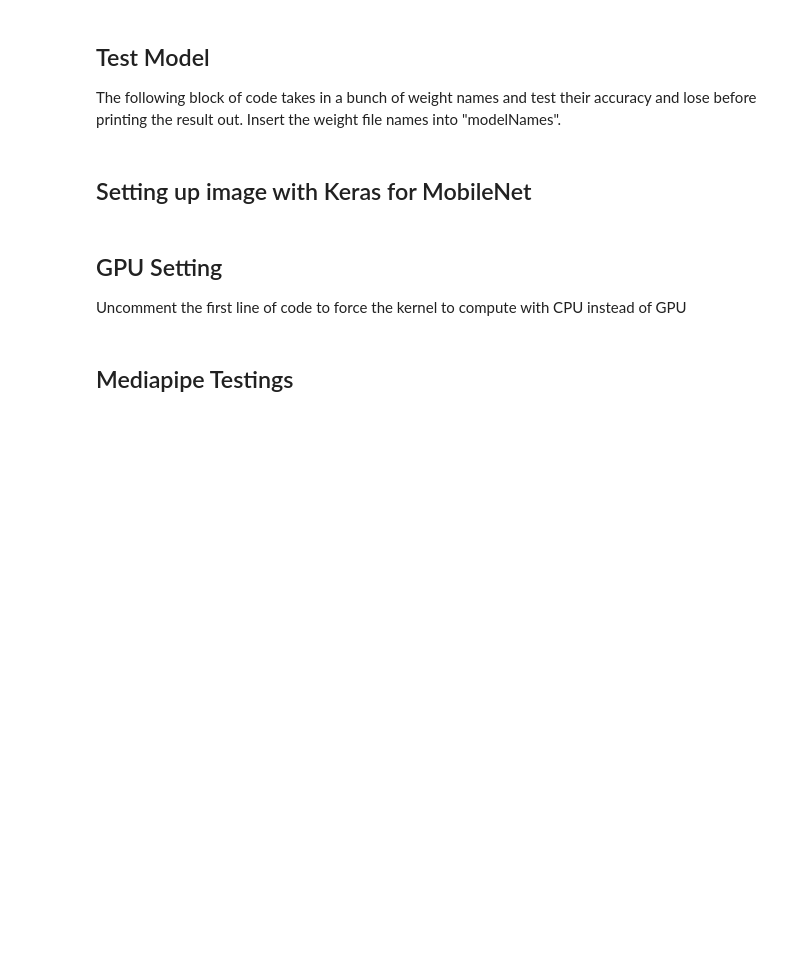
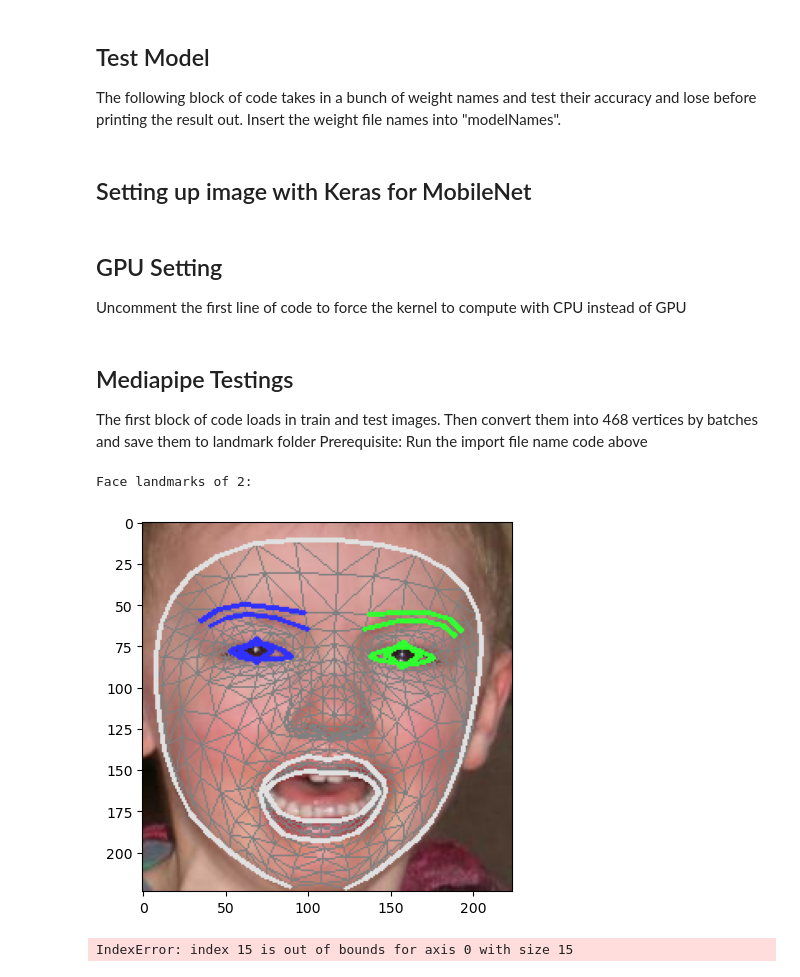
Before and after one commit to Hapemo/tf-facial-expression, a Jupyter notebook: test.ipynb, the cells around one changed output. Drawn from its saved outputs; the diff is of its cells as text; code cells hidden in the pictures; blank space fills up the shorter version.

Commit message:
Landmark training and testing code

```diff
--- a/test.ipynb
+++ b/test.ipynb
@@ -284,4 +292,5 @@ def DrawFaceLandmark(label, image, landmarks):
 
 #-----------------------Start of code---------------------------
 # initialise image names and label
-mainTrainSet = LoadAllImageNames(TRAINIMAGEPATH, catLimit=[100]*8)
+mainTrainSet = LoadAllImageNames(TRAINIMAGEPATH, catLimit=[3000]*8) #catLimit=[20]*8)
+# mainTestSet = LoadAllImageNames(TESTIMAGEPATH, catLimit=[500]*8)
@@ -446,3 +511,5 @@ if gpus:
     print(e)
 # %% [markdown]
 ## Mediapipe Testings
+The first block of code loads in train and test images. Then convert them into 468 vertices by batches and save them to landmark folder
+Prerequisite: Run the import file name code above
@@ -473,29 +550,23 @@ print(count)
 # %%
-# Load drawing_utils and drawing_styles
-face_mesh = mp_face_mesh.FaceMesh(static_image_mode=True, refine_landmarks=True)
+# Testing code for the loading of the conve
+face_mesh = mp.solutions.face_mesh.FaceMesh(static_image_mode=True, refine_landmarks=True)
 
 faceMeshDataSet = []
 faceMeshDataSet.extend(mainTrainSet)
 croppedList = CropData(faceMeshDataSet, 15)
 
 # Data containing label, face image in rgb and normalizedlandmarklist
 label, landmarklists, faces = LoadFaceMeshes(face_mesh, TRAINIMAGEPATH, croppedList, True)
-DrawFaceLandmark(label[0], faces[0], landmarklists[0])
+DrawFaceLandmark(label[0], faces[0], landmarklists[0]) # Visualise the face landmark with face image here
 
 # Data containing label, data
-label2, landmarkVertices = LoadFaceMeshVertices(face_mesh, TRAINIMAGEPATH, croppedList)
+# label2, landmarkVertices = LoadFaceMeshVertices(face_mesh, TRAINIMAGEPATH, croppedList)
 
-# print(landmarkVertices[0])
-
-
-# np.savetxt('inputSample.txt', np.array(data[0].multi_face_landmarks), delimiter=',')
-# def write_test5(vertices, file_path):
-# df = pd.DataFrame(data=np.array(landmarkVertices[0]))
-# df.insert(loc=0, column='v', value="v")
-# df.to_csv('inputSample.csv', index=False, sep=" ", header=False)
-
-np.save("inputSample1", landmarkVertices[0])
-loadedData = np.load("inputSample1.npy")
-print(loadedData)
+# np.save("inputSample1", landmarkVertices[0])
+# loadedData = np.load("inputSample1.npy")
+# print(loadedData)
 # for label, face, mesh in zip(label, faces, data):
 #   DrawFaceLandmark(label,face,mesh)
+# %% [output]
+Face landmarks of 2:
+[figure, added]
@@ -509,0 +576,6 @@ for idx, landmark in enumerate(landmarks.landmark):
+# %%
+DrawFaceLandmark(label[i], faces[i], landmarklists[i])
+i += 1
+# plt.imshow(faces[i])
+# %% [output]
+IndexError: index 15 is out of bounds for axis 0 with size 15
```
Also changed, not shown: parts of 19 cells of this notebook, 3 other files.
